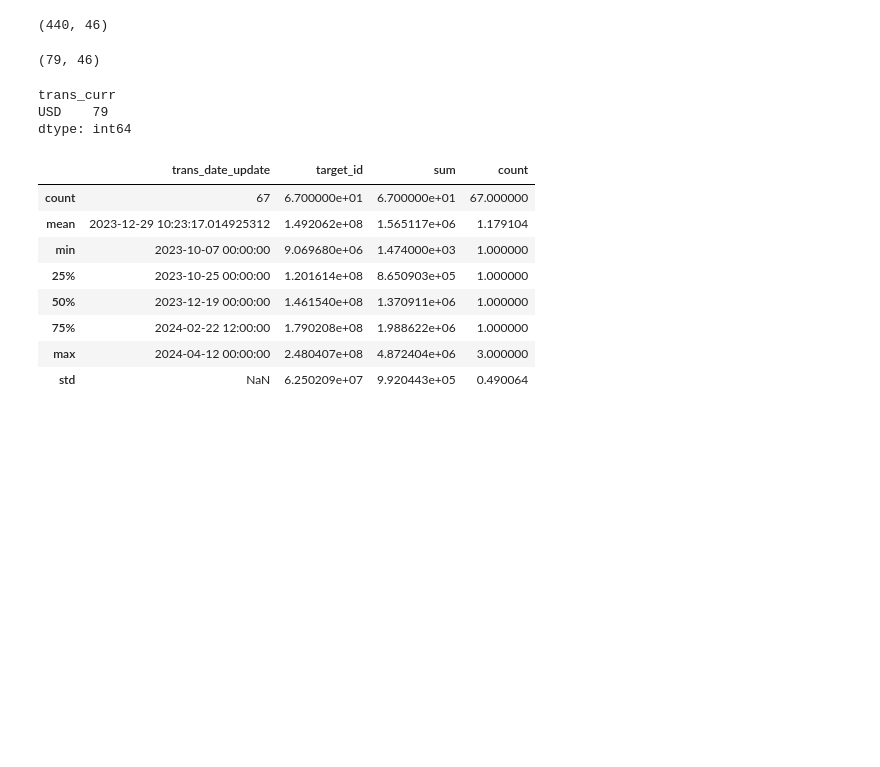
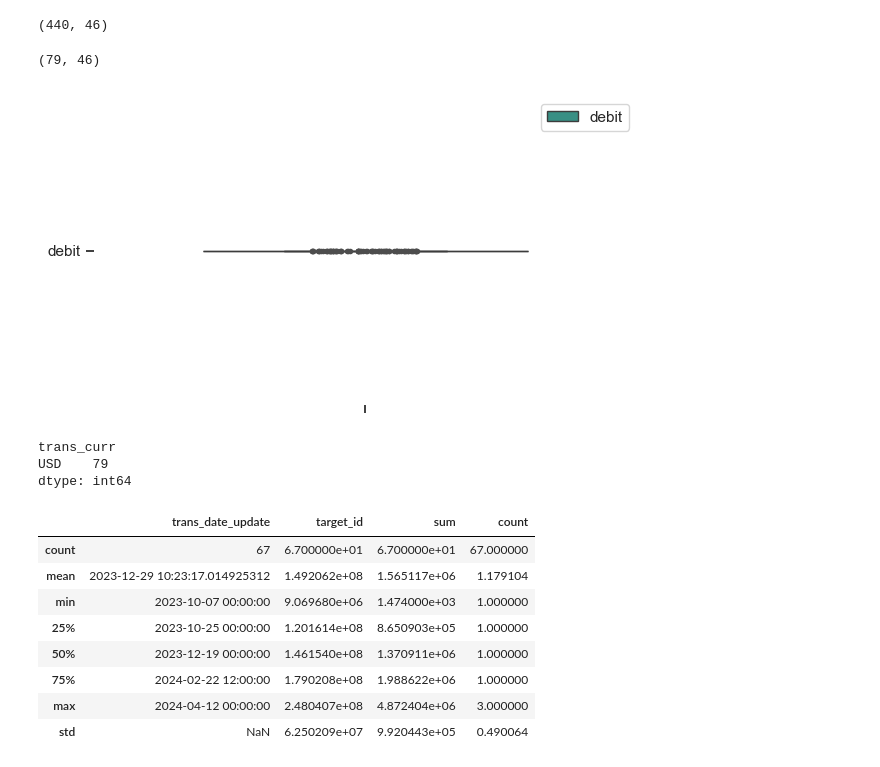
Before and after one commit to quynhnguyenthuy/githubtest, a Jupyter notebook: AFD.ipynb, the cells around one changed output. Saved outputs shown, nothing was run; the diff lists cells and outputs as text; code cells hidden in the pictures; blank space fills up the shorter version.

```diff
--- a/AFD.ipynb
+++ b/AFD.ipynb
@@ -69,11 +106,43 @@ afd_raw.shape
 # %% [output]
 (440, 46)
 # %%
-debit_card = afd_raw[(afd_raw['card_type'] == 'debit') & (afd_raw['trans_curr'] == 'USD')]
+debit_card = afd_raw[afd_raw['card_type'] == 'debit']
 # %%
 debit_card.shape
 # %% [output]
 (79, 46)
+# %%
+sns.set_theme(style="ticks")
+plt.figure(figsize=(7, 4))
+
+sns.boxplot(
+    data=debit_card,
+    x="gtgd_qd",
+    y="card_type",
+   hue="card_type", whis=[0, 100], width=0.6, palette=['#2a9d8f']
+
+
+    #showmeans=True,  # Show mean as well
+   # palette=["#ED7D31"],
+    #linewidth=1.5,  # Thicker lines
+    #fliersize=4,  # Smaller outliers
+
+)
+# Add points to show each observation
+sns.stripplot(data=debit_card, x="gtgd_qd", y="card_type", size=4, color=".3")
+# Tweak the visual presentation
+plt.gca().xaxis.grid(True)
+plt.ylabel("")  # Remove y-axis label
+sns.despine(trim=True, left=True)
+
+# Customize plot
+#plt.title("Quantile Box Plot of Column1")
+plt.xticks(rotation=45)
+plt.grid(False)
+#plt.legend(title="Quantiles", title_fontsize=12, frameon=False, loc='below')
+plt.show()
+# %% [output]
+[figure, added]
 # %%
 debit_card.groupby(['trans_curr']).size()
 # %% [output]
```
Also changed, not shown: parts of 17 cells of this notebook.
